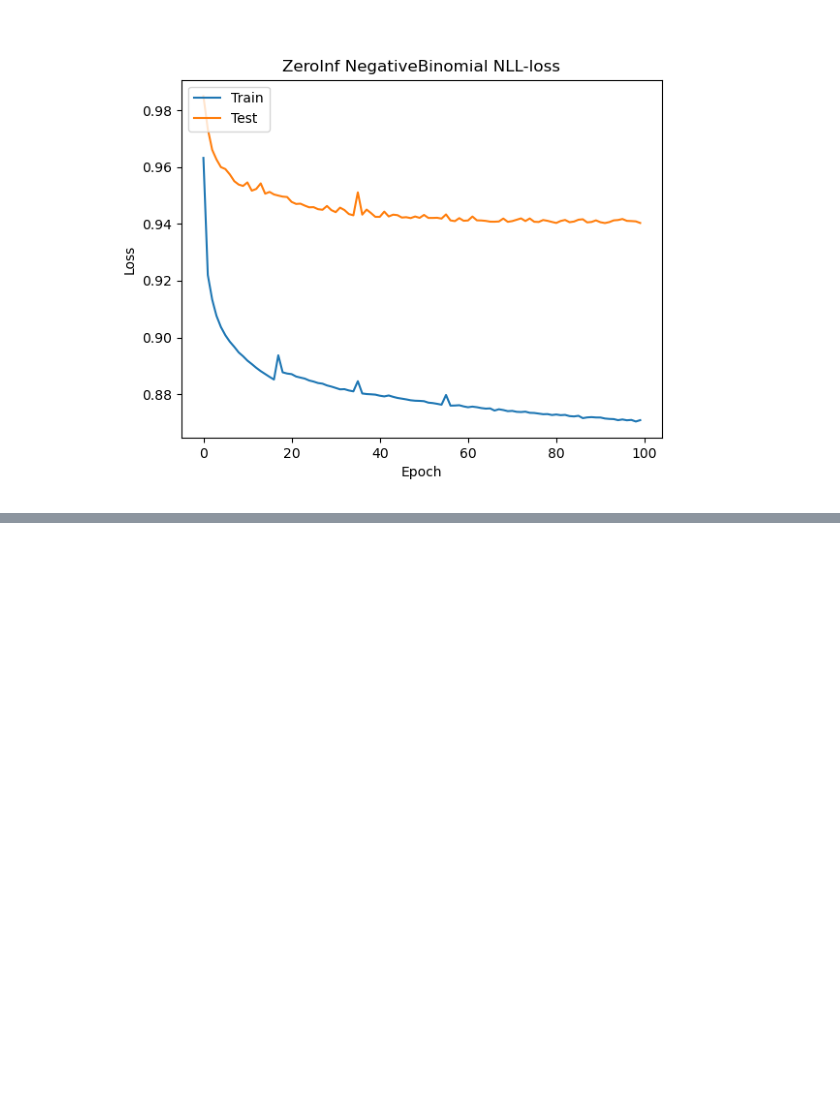
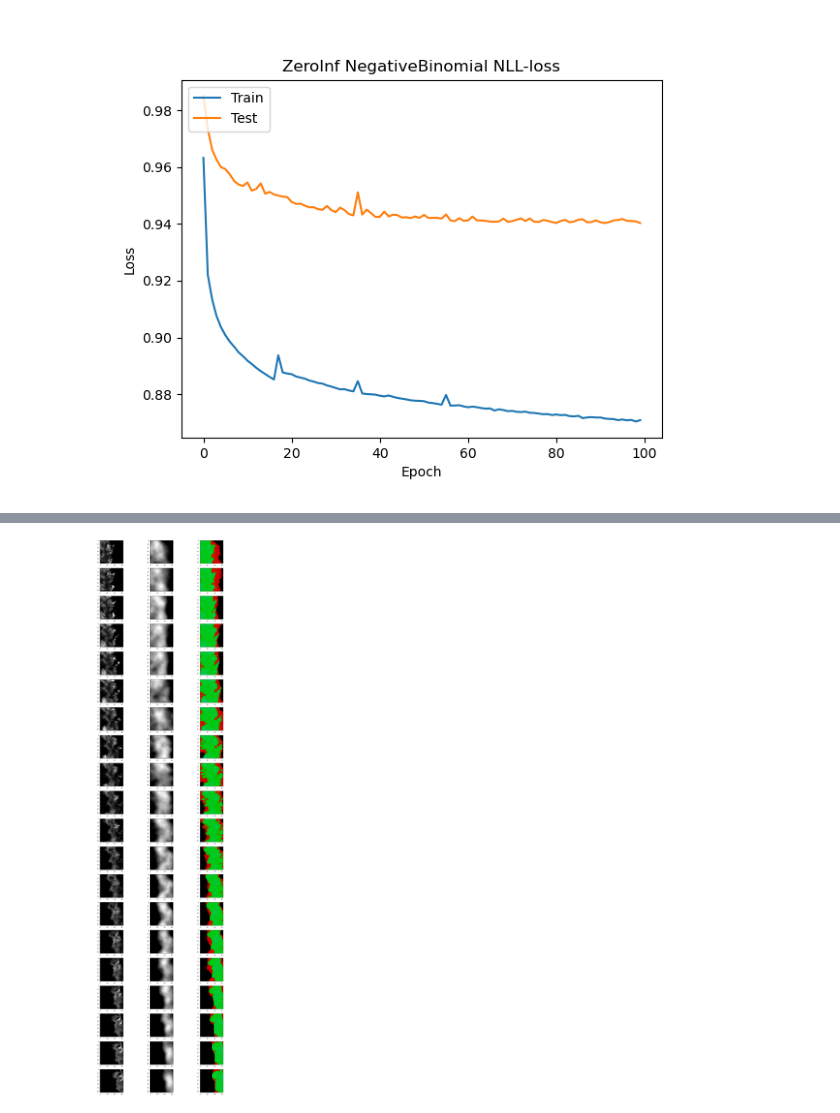
Before and after one commit to sichrist/DeepRain2, a Jupyter notebook: DeepRain_clean/ 30min_zeroInf_negative_Binomial_eval.ipynb, the cells around one changed output, grey strips where cells are left out. Cells and saved outputs as stored; diff of their text form; code cells hidden in the pictures; blank space fills up the shorter version.

```diff
--- a/DeepRain_clean/ 30min_zeroInf_negative_Binomial_eval.ipynb
+++ b/DeepRain_clean/ 30min_zeroInf_negative_Binomial_eval.ipynb
@@ -137,0 +255,26 @@ plotAUC(baseline_dict)
+# %%
+sns.set(style="white")
+fig, axes = plt.subplots(20, 3, figsize=(20,80),dpi=64)
+#fig.set_title(["mean","stdev","label"])
+for i,pred in enumerate(rain_pred):
+    img = np.zeros((*pred[0,:,:,0].shape,3),dtype=np.uint8)
+    img[:,:,2] = label[i][:,:,0]
+    a = pred[0,:,:,0].copy()
+    l = label[i][:,:,0]
+    mask = (a > 0) & (l > 0)
+    mask_2 = (a > 0)
+    a_2 = a.copy()
+    a_2[mask_2] = 200
+    a_2[mask] = 0
+    a[mask] = 200
+
+    img[:,:,0] = a_2
+    img[:,:,1] = a
+    #img[:,:,2] = a_2
+    axes[i,2].imshow(img,cmap="gray")
+    axes[i,1].imshow(pred[0,:,:,0],cmap="gray")
+    axes[i,0].imshow(label[i][:,:,0],cmap="gray")
+
+plt.show()
+# %% [output]
+[figure, added]
```
Also changed, not shown: parts of 12 cells of this notebook, 6 other files.
